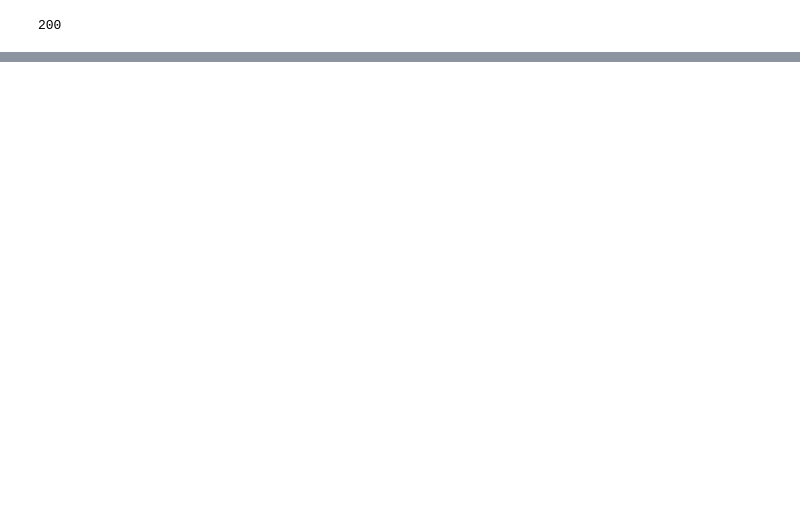
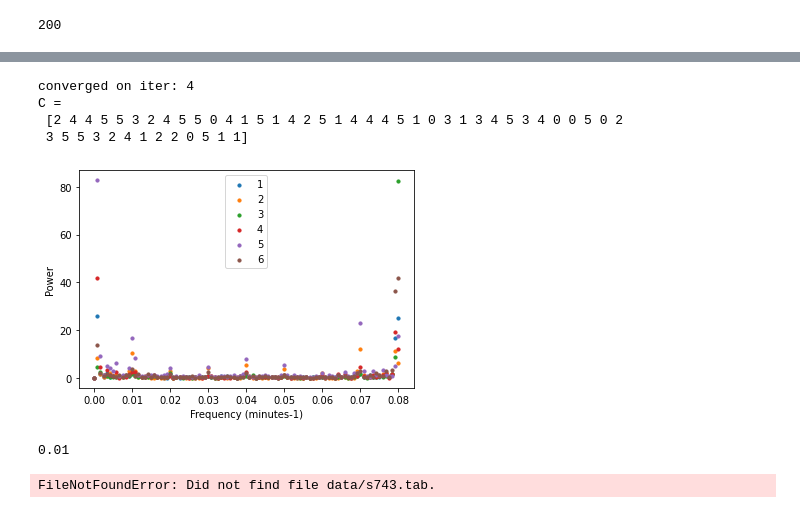
Before and after one commit to JohnWSteill/jlab_proj, a Jupyter notebook: Somite_Cycle_Study.ipynb, the cells around one changed output, grey strips where cells are left out. Saved outputs shown, nothing was run; the diff lists cells and outputs as text; code cells hidden in the pictures; blank space fills up the shorter version.

```diff
--- a/Somite_Cycle_Study.ipynb
+++ b/Somite_Cycle_Study.ipynb
@@ -203,0 +227,22 @@ print( Centroid_values_for_10a_5p )
+# %%
+
+s745_adata = sc.read("data/sub_0745_miRNA.ec.tab").T
+
+s745_adata.obs['time'] = get_s745_time(s745_adata.obs.index)
+
+sc.pp.normalize_total(s745_adata, target_sum=1e6, exclude_highly_expressed=False)
+sc.pp.log1p(s745_adata)
+sc.pp.filter_genes(s745_adata, min_counts=1)
+
+
+add_top_n_expressed_label_to_var(s745_adata,50)
+#print(s814_adata[:,1:3])
+#print(s814_adata[:,s814_adata.var.top_n_expressed.isin([True])])
+#print(type(s814_adata.var.top_n_expressed))
+
+#sc.pp.highly_variable_genes(s814_adata, n_top_genes=100)
+#sc.pl.highest_expr_genes(s814_adata, n_top=100, )
+s745_pd = get_periodgram(s745_adata[:,s745_adata.var.top_n_expressed.isin([True])])
+s745_pd_array = np.array([i[1] for i in s745_pd])
+print(s745_pd_array[25])
+print(len(s745_pd))
@@ -203,0 +267,50 @@ print( Centroid_values_for_10a_5p )
+# %%
+K = 6
+C, centroids = k_means_from_pd_data(s745_pd_array,K)
+
+print('C = \n', C)
+# %% [output]
+converged on iter: 4
+C =
+ [2 4 4 5 5 3 2 4 5 5 0 4 1 5 1 4 2 5 1 4 4 4 5 1 0 3 1 3 4 5 3 4 0 0 5 0 2
+ 3 5 5 3 2 4 1 2 2 0 5 1 1]
+# %%
+fig = plt.figure()
+ax1 = fig.add_subplot(111)
+
+for i in range(K):
+    ax1.scatter(s745_pd[0][0]/6.25,centroids[i], s=10, label=i+1)
+
+
+
+plt.xlabel('Frequency (minutes-1)')
+plt.ylabel('Power')
+
+plt.legend();
+plt.show();
+1/(12.5 * 8 )
+# %% [output]
+[figure, added]
+0.01
+# %%
+s743_adata = sc.read("data/s743.tab").T
+
+s800_adata.obs['time'] = get_s800_time(s800_adata.obs.index)
+
+sc.pp.normalize_total(s800_adata, target_sum=1e6, exclude_highly_expressed=False)
+sc.pp.log1p(s800_adata)
+sc.pp.filter_genes(s800_adata, min_counts=1)
+
+
+add_top_n_expressed_label_to_var(s800_adata,200)
+#print(s814_adata[:,1:3])
+#print(s814_adata[:,s814_adata.var.top_n_expressed.isin([True])])
+#print(type(s814_adata.var.top_n_expressed))
+
+#sc.pp.highly_variable_genes(s814_adata, n_top_genes=100)
+#sc.pl.highest_expr_genes(s814_adata, n_top=100, )
+s800_pd = get_periodgram(s800_adata[:,s800_adata.var.top_n_expressed.isin([True])])
+s800_pd_array = np.array([i[1] for i in s800_pd])
+print(len(s800_pd))
+# %% [output]
+FileNotFoundError: Did not find file data/s743.tab.
```
Also changed, not shown: parts of 7 cells of this notebook.
